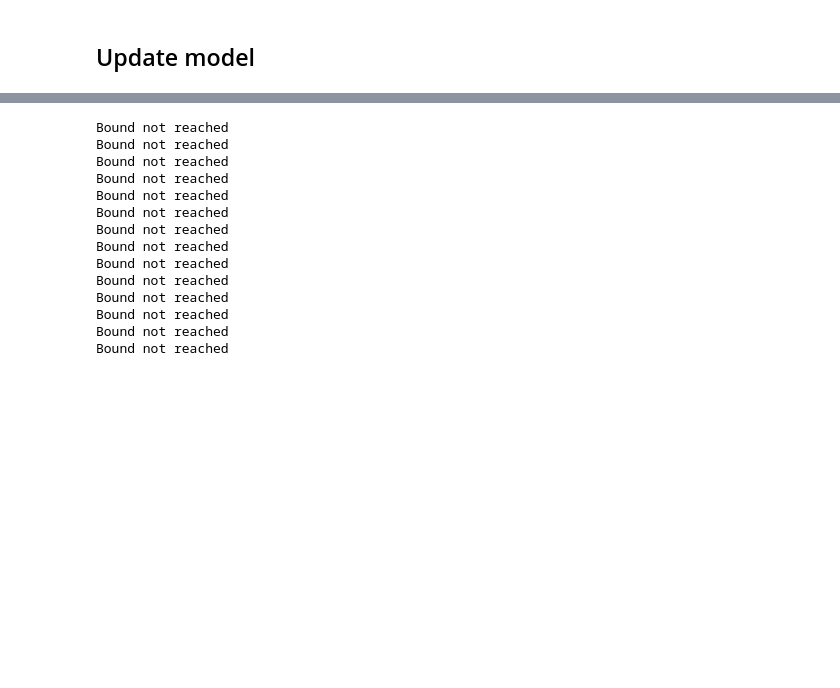
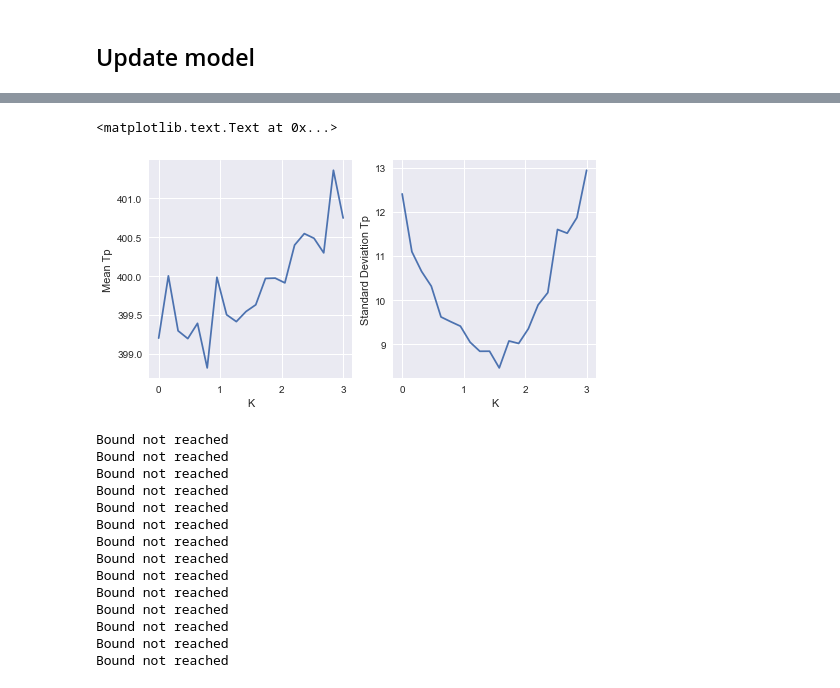
Before and after one commit to jazlab/SE_NL_MJ_2020, a Jupyter notebook: two_neuron_cascade.ipynb, the cells around one changed output, grey strips where cells are left out. Cells and saved outputs as stored; diff of their text form; code cells hidden in the pictures; blank space fills up the shorter version.

```diff
--- a/two_neuron_cascade.ipynb
+++ b/two_neuron_cascade.ipynb
@@ -329,0 +340,34 @@ print(np.mean(times_lst_sigma), np.std(times_lst_sigma))
+# %%
+# Two modules
+ntrials = 1000
+nsteps = 3000
+theta = 0.644 # This makes mean = 400
+threshold = 0.65
+
+state_dict = {'u': np.array([0.7] * ntrials), 'v': np.array([0.2] * ntrials)}
+param_dict_module = {'Wut': 6, 'Wvt': 6, 'Wuv': 6, 'Wvu': 6,
+              'theta': theta, 'tau': 100, 'dt': 1, 'ext': 0, 'sigma': 0.3}
+varlst = []
+meanlst = []
+
+for K in np.linspace(0, 3, 20):
+    # Module 1
+    print(K)
+    param_dict_module['theta'] = 0.644 # Initial theta
+    state_dict = {'u': np.array([0.7] * ntrials), 'v': np.array([0.2] * ntrials)}
+    ulst_noise_sigma1, vlst_noise_sigma1 = simulate_u_v_exp_multi(state_dict, param_dict_module, nsteps)
+
+    decision_sigma1 = ulst_noise_sigma1 - vlst_noise_sigma1
+
+    # Module 2 with correction
+    theta2 = theta + K * (decision_sigma1[199] - threshold)
+
+    param_dict_module['theta'] = theta2
+    ulst_noise_sigma2, vlst_noise_sigma2 = simulate_u_v_exp_multi(state_dict, param_dict_module, nsteps)
+
+    decision_sigma2 = ulst_noise_sigma2 - vlst_noise_sigma2
+    times_lst_sigma1 = get_times_lst_from_decision_v(decision_sigma1, threshold)
+    times_lst_sigma2 = get_times_lst_from_decision_v(decision_sigma2, threshold)
+    times_lst_sigma = times_lst_sigma1 + times_lst_sigma2
+    varlst.append(np.std(times_lst_sigma))
+    meanlst.append(np.mean(times_lst_sigma))
@@ -330,3 +395,17 @@ print(np.mean(times_lst_sigma), np.std(times_lst_sigma))
+# %%
+plt.figure(figsize=(8, 4))
+plt.subplot('121')
+plt.plot(Klst, meanlst)
+plt.xlabel('K')
+plt.ylabel('Mean Tp')
+
+plt.subplot('122')
+plt.plot(Klst, varlst)
+plt.xlabel('K')
+plt.ylabel('Standard Deviation Tp')
+# %% [output]
+<matplotlib.text.Text at 0x...>
+[figure, added]
 # %%
 ntrials = 100
 nsteps = 5000
```
Also changed, not shown: parts of 3 cells of this notebook.
